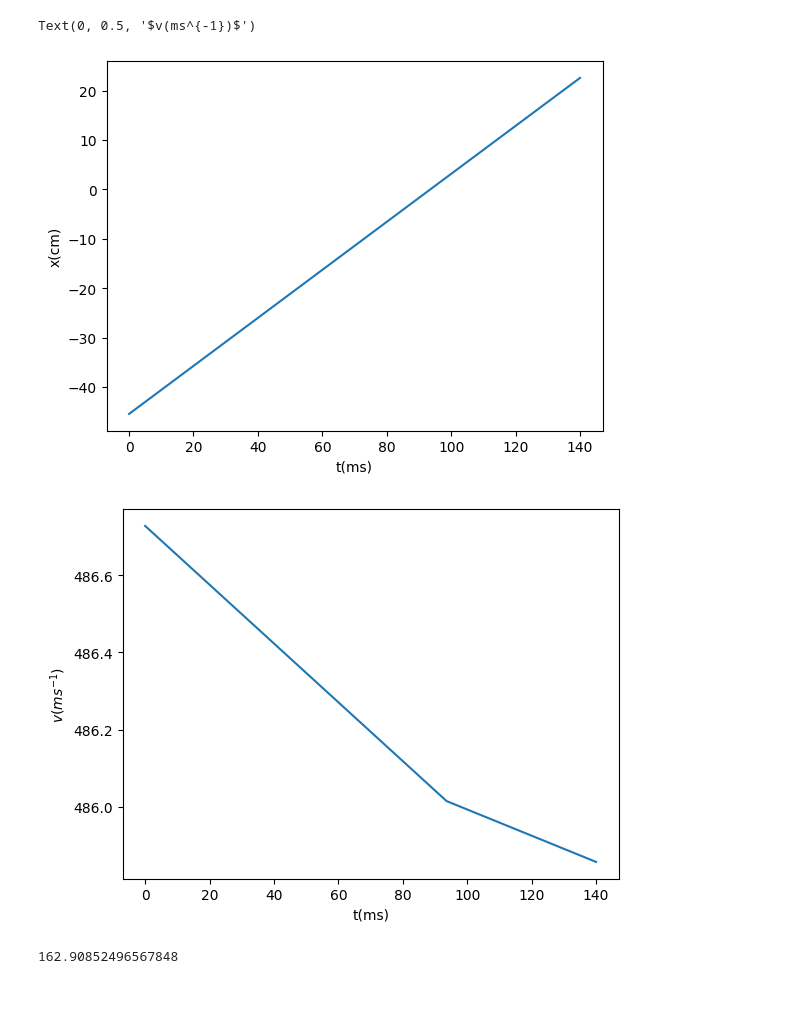
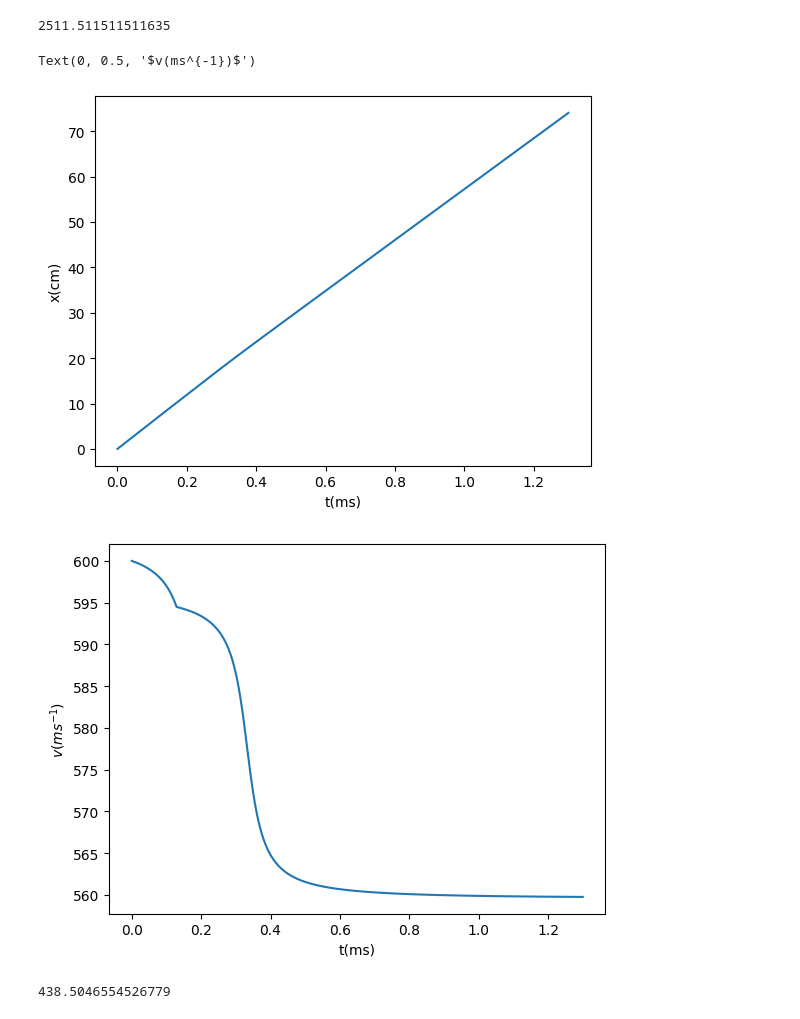
Before and after one commit to benfox4543/YB-zeeman-slower, a Jupyter notebook: zeeman slower_yb(fix after loosing good one).ipynb, the cells around one changed output. Saved outputs shown, nothing was run; the diff lists cells and outputs as text; code cells hidden in the pictures.

```diff
--- a/zeeman slower_yb(fix after loosing good one).ipynb
+++ b/zeeman slower_yb(fix after loosing good one).ipynb
@@ -91,7 +88,7 @@ len(v)
 # %%
 
 x = np.arange(0, L, 0.004)/(x0)
-v = np.arange(0, 300,4100/1000)/vc
+v = np.arange(0, 800,4100/1000)/vc
 
 
 X, V = np.meshgrid(x, v)
@@ -133,7 +130,7 @@ len(v)/2*vc
 # %%
 # %% Now try to evolve some initial state!
 
-rateeq.v0 = np.array([140/vc, 0., 0.])
+rateeq.v0 = np.array([600/vc, 0., 0.])
 rateeq.r0 = ([0,0,0])
 n0 = np.zeros(rateeq.hamiltonian.n)
 n0[0] = 1
@@ -261,3 +264,0 @@ for i in range(len(t_span)):
-# %%
-a = (rateeq.profile['Fx'].F[0][c][d]*Fc)/mass_lab
-print(a)
@@ -270,21 +269,15 @@ l
 # %%
-import numpy as np
-v0 = v0 = v_avg(mass_lab,216.85)
-t_max = 0.14
-dt = t_max / 10000
-t_span = np.linspace(0, t_max, 10000)
-x_d = np.arange(0,L,0.004)
+
+t_max = 0.0013
+t_span = np.linspace(0, t_max, 10000)/t0
 x_t = []
 v_t = []
-s_0 = 0
-v_0 = v0
-
 # Assuming `v` and `x` are arrays or lists that are defined earlier
-v_ind = list(np.array(v) * vc)
-x_ind = list(np.array(x_d) * x0)
-
+v_ind = list(np.array(v))
+x_ind = list(np.array(x))
 s = 0
-
+v_0 = 500/vc
+j  = 0
 for i in range(len(t_span)):
     # Find the nearest velocity and displacement
     dt = t_span[i] - j
@@ -292,7 +285,7 @@ for i in range(len(t_span)):
     d = x_ind.index(find_nearest_value(x_ind, s))
 
     # Calculate acceleration using the force profile
-    a = (rateeq.profile['Fx'].F[0][c][d]*Fc) / mass_lab
+    a = (rateeq.profile['Fx'].F[0][c][d])/mass
 
     # Update position using SUVAT (s = ut + 1/2 at^2)
     s = (1 / 2) * a * (dt ** 2) + v_0 * dt + s
@@ -340,19 +302,23 @@ for i in range(len(t_span)):
+# %%
+dt
+# %% [output]
+2511.511511511635
 # %%
-plt.plot(np.array(t_span)*1e3,x_t)
+plt.plot(np.array(t_span)*t0*1e3,np.array(x_t)*x0)
 plt.xlabel('t(ms)')
 plt.ylabel('x(cm)')
 plt.figure()
-plt.plot(np.array(t_span)*1e3,v_t)
+plt.plot(np.array(t_span)*t0*1e3,np.array(v_t)*vc)
 plt.xlabel('t(ms)')
 plt.ylabel('$v(ms^{-1})$')
 # %% [output]
 Text(0, 0.5, '$v(ms^{-1})$')
-[figure, old version]
+[figure, new version]
-[figure, old version]
+[figure, new version]
-# %%
-v0
-# %% [output]
-162.90852496567848
+# %%
+v_t[len(v_t)-1]*vc
+# %% [output]
+438.5046554526779
 # %%
 max(x_t)
 # %% [output]
```
Also changed, not shown: parts of 20 cells of this notebook.
